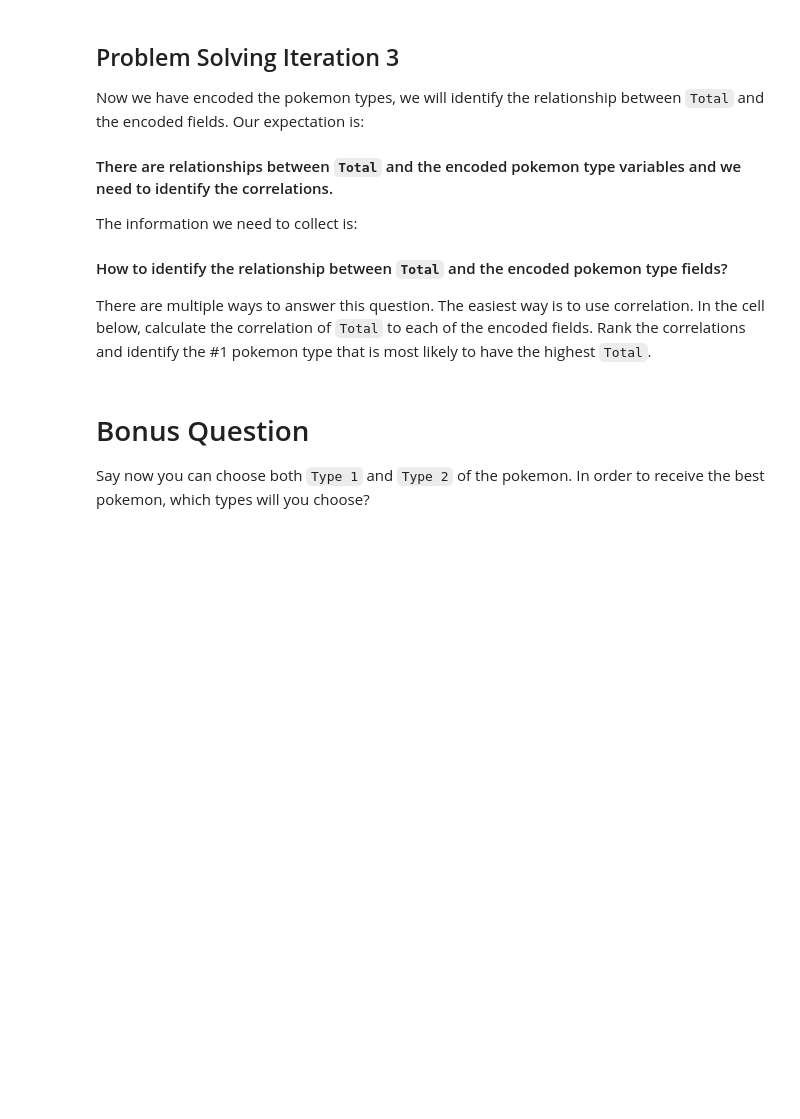
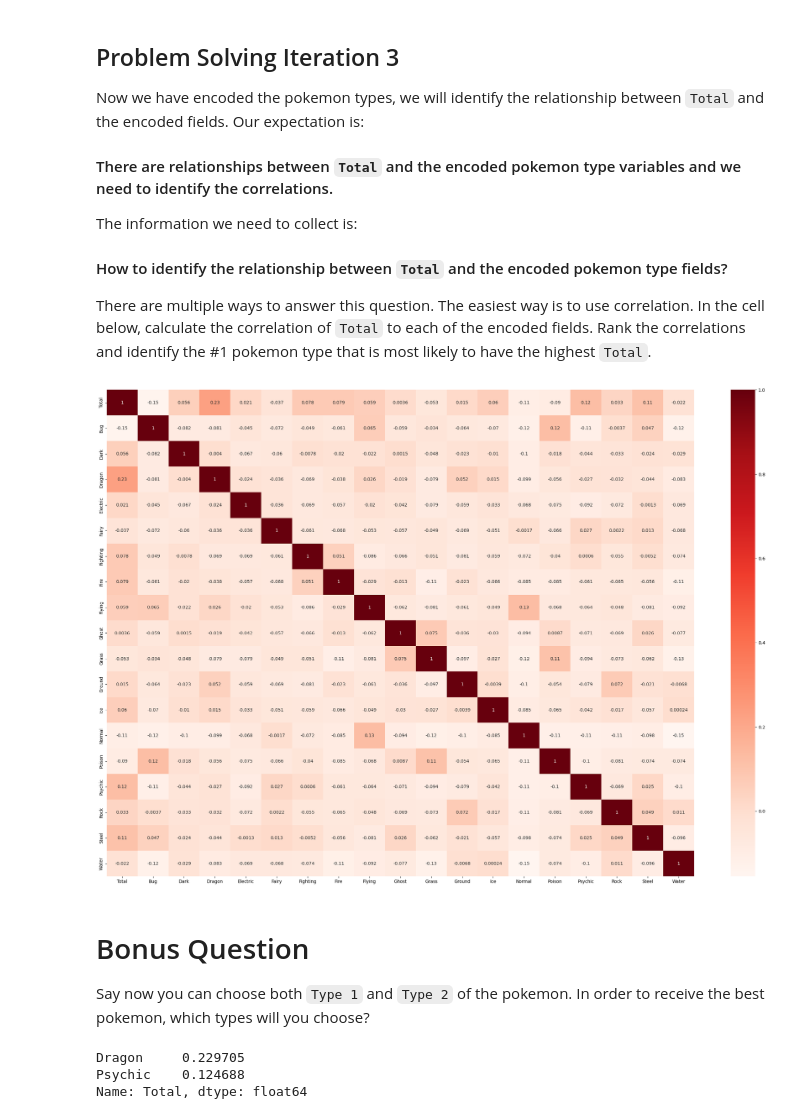
Before and after one commit to vascotreis/lab-dataframe-calculations, a Jupyter notebook: your-code/challenge-2.ipynb, the cells around one changed output. Saved outputs shown, nothing was run; the diff lists cells and outputs as text; code cells hidden in the pictures; blank space fills up the shorter version.

Commit message:
pokemon

```diff
--- a/your-code/challenge-2.ipynb
+++ b/your-code/challenge-2.ipynb
@@ -26,5 +28,6 @@ import pandas as pd
 # %%
 # Importing the dataset
+pokemon = pd.read_csv('Pokemon.csv')
 # %% [markdown]
 From the data it seems whether a pokemon is good depends on its abilities as represented in the fields of `HP`, `Attack`, `Defense`, `Sp. Atk`, `Sp. Def`, `Speed`, and `Total`. We are not sure about `Generation` and `Legendary` because they are not necessarily the decisive factors of the pokemon abilities.
 
@@ -46,0 +48,11 @@ In the cell below, make a hypothesis on how `Total` is computed and test your hy
+# %%
+# your code here
+# sum of values
+pokemon['total_test'] = pokemon['HP'] + pokemon['Attack'] + pokemon['Defense'] + pokemon['Sp. Atk'] + pokemon['Sp. Def'] + pokemon['Speed']
+# agg() faster than apply():
+# pokemon['total_test2'] = pokemon[['HP', 'Attack', 'Defense', 'Sp. Atk', 'Sp. Def', 'Speed']].agg(sum, axis=1)
+pokemon['total_test2'] = pokemon[['HP', 'Attack', 'Defense', 'Sp. Atk', 'Sp. Def', 'Speed']].agg(sum, axis=1)
+same = pokemon['total_test'] == pokemon['Total']
+same2 = pokemon['total_test2'] == pokemon['Total']
+same.value_counts()
+same2.value_counts()
@@ -76,0 +90,10 @@ The new numerical variables you create should look like below:
+# %%
+# combo type again (challenge 1)
+pokemon['Combo Type'] = pokemon[['Type 1', 'Type 2']].apply(lambda x: '-'.join(x.dropna()), axis=1)
+# %%
+
+# your code here
+onehot_cats = pokemon['Combo Type'].str.get_dummies(sep='-')
+onehot_cats
+pokis = pd.concat((pokemon[['Name', 'Total']], onehot_cats), axis=1)
+pokis
@@ -91,3 +126,17 @@ There are multiple ways to answer this question. The easiest way is to use corre
+# %%
+# your code here# your code here
+
+import seaborn as sns
+import matplotlib.pyplot as plt
+
+corr = pokis.corr()
+corr
+
+plt.figure(figsize=(30,20))
+sns.heatmap(corr, annot=True, cmap='Reds')
+plt.show()
+# %% [output]
+[figure, added]
 # %% [markdown]
 # Bonus Question
 
@@ -96,0 +148,7 @@ Say now you can choose both `Type 1` and `Type 2` of the pokemon. In order to re
+# %%
+# sorted desc and only taking index 1 & 2 (index 0 -> total)
+corri.sort_values(ascending=False)[1:3]
+# %% [output]
+Dragon     0.229705
+Psychic    0.124688
+Name: Total, dtype: float64
```
Also changed, not shown: parts of 7 cells of this notebook, 3 other files.
